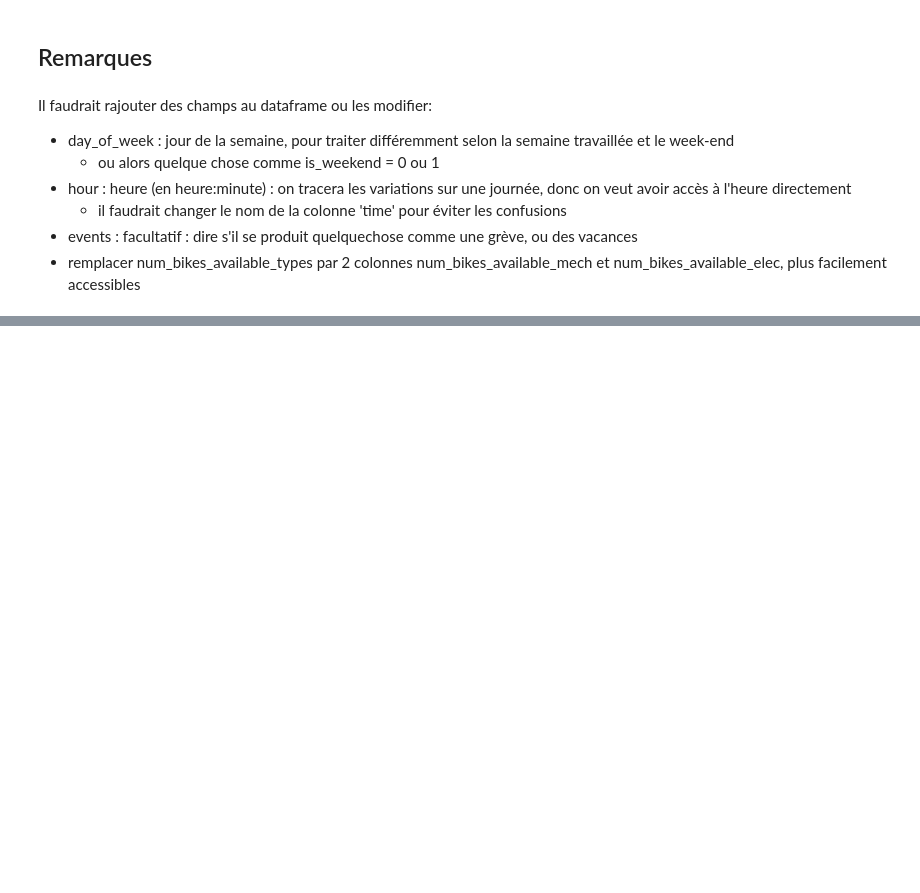
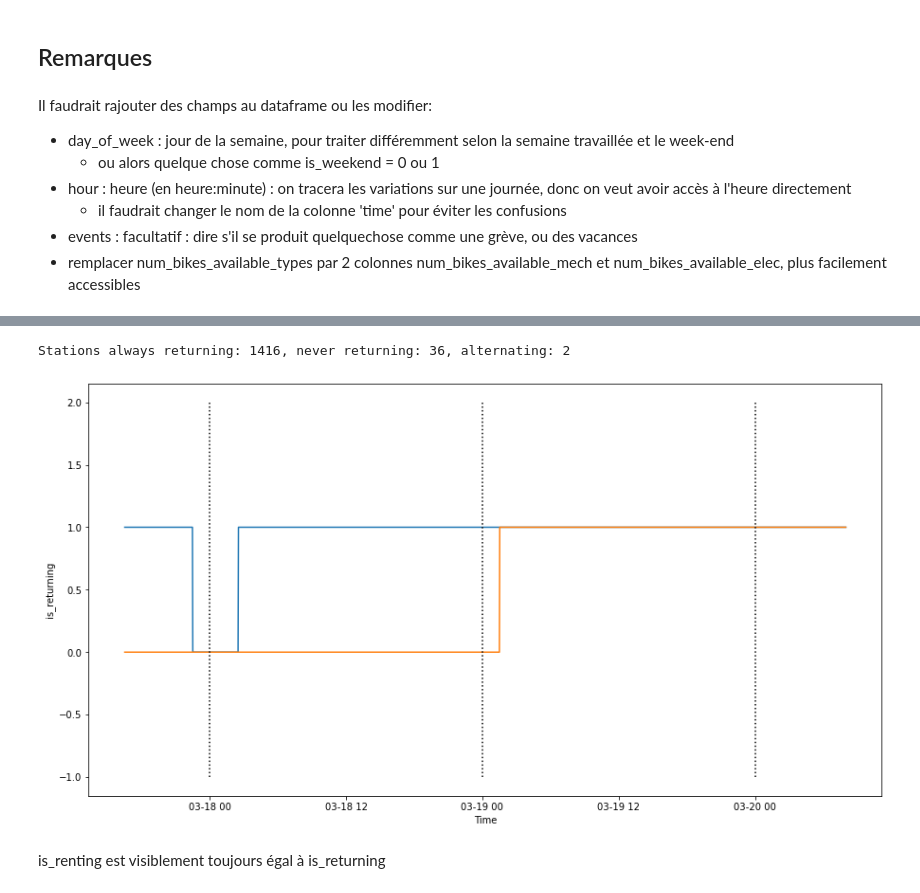
Before and after one commit to OFloyd/formation_greta, a Jupyter notebook: projet/premiere_analyse.ipynb, the cells around one changed output, grey strips where cells are left out. Cells and saved outputs as stored; diff of their text form; code cells hidden in the pictures; blank space fills up the shorter version.

```diff
--- a/projet/premiere_analyse.ipynb
+++ b/projet/premiere_analyse.ipynb
@@ -274,0 +342,35 @@ Il faudrait rajouter des champs au dataframe ou les modifier:
+# %%
+plt.figure(figsize=(15,8))
+always_return=0
+never_return=0
+alter_return=0
+for station in station_list:
+    df_temp=df[ df['station_id'] == station]
+    if df_temp.is_returning.min() == 1 :
+        always_return+=1
+    elif df_temp.is_returning.max() == 0 :
+        never_return+=1
+    else :
+        plt.plot(df_temp.time, df_temp.is_returning)
+        alter_return+=1
+
+# for station in station_red:
+#     df_temp=df_red[ df_red['station_id'] == station]
+#     plt.plot(df_temp.time, df_temp.is_returning)
+
+y_day_delim=[-1,2]
+x_day_delim1=[datetime.datetime(2023,3,18),datetime.datetime(2023,3,18)]
+x_day_delim2=[datetime.datetime(2023,3,19),datetime.datetime(2023,3,19)]
+x_day_delim3=[datetime.datetime(2023,3,20),datetime.datetime(2023,3,20)]
+plt.plot(x_day_delim1, y_day_delim, color='black', linestyle='dotted')
+plt.plot(x_day_delim2, y_day_delim, color='black', linestyle='dotted')
+plt.plot(x_day_delim3, y_day_delim, color='black', linestyle='dotted')
+plt.xlabel('Time')
+plt.ylabel('is_returning')
+
+print(f"Stations always returning: {always_return}, never returning: {never_return}, alternating: {alter_return}")
+# %% [output]
+Stations always returning: 1416, never returning: 36, alternating: 2
+[figure, added]
+# %% [markdown]
+is_renting est visiblement toujours égal à is_returning
```
Also changed, not shown: parts of 12 cells of this notebook.
